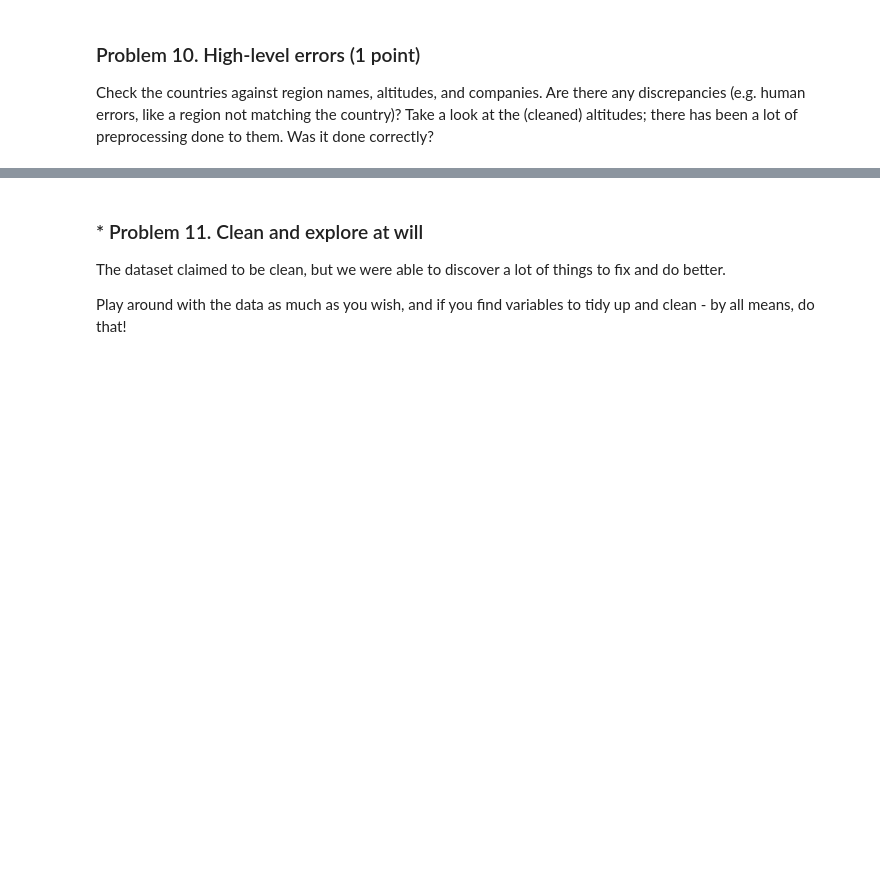
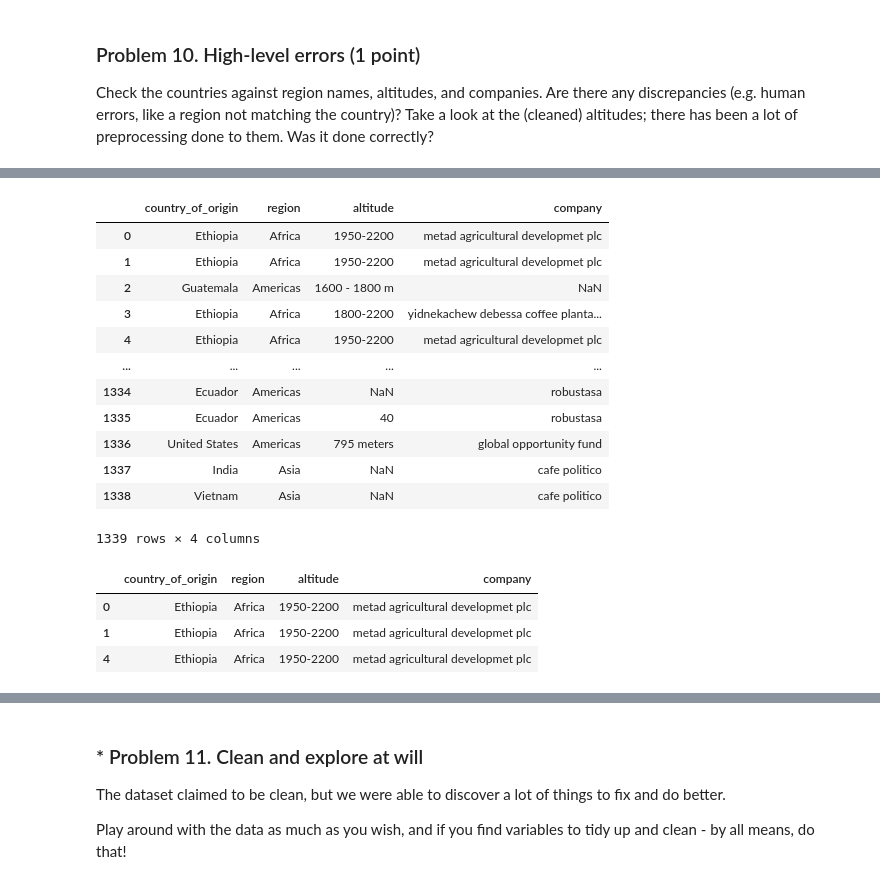
Before and after one commit to plamensve/Data_Science_Upskill_Softuni, a Jupyter notebook: 02_data_tidying_and_cleaning/Data Tidying and Cleaning Lab.ipynb, the cells around one changed output, grey strips where cells are left out. Drawn from its saved outputs; the diff is of its cells as text; code cells hidden in the pictures; blank space fills up the shorter version.

```diff
--- a/02_data_tidying_and_cleaning/Data Tidying and Cleaning Lab.ipynb
+++ b/02_data_tidying_and_cleaning/Data Tidying and Cleaning Lab.ipynb
@@ -606,3 +710,7 @@ print(f"Correlation between the features\n\n{get_correlation_table(rating_data)}
 # %% [markdown]
 ### Problem 10. High-level errors (1 point)
 Check the countries against region names, altitudes, and companies. Are there any discrepancies (e.g. human errors, like a region not matching the country)? Take a look at the (cleaned) altitudes; there has been a lot of preprocessing done to them. Was it done correctly?
+# %%
+#Read original data and create a copy
+data_with_regions = data[['country_of_origin', 'altitude', 'company']].copy()
+data_with_regions
@@ -608,0 +731,31 @@ Check the countries against region names, altitudes, and companies. Are there an
+# %%
+# With the previous function get_region we set a region to every country in the dataset
+data_with_regions['region'] = data.country_of_origin.apply(get_region)
+
+#Order the columns as we want
+data_with_regions = data_with_regions[['country_of_origin', 'region', 'altitude', 'company']]
+
+#Read the datas
+data_with_regions
+# %% [output]
+|  | country_of_origin | region | altitude | company |
+| 0 | Ethiopia | Africa | 1950-2200 | metad agricultural developmet plc |
+| 1 | Ethiopia | Africa | 1950-2200 | metad agricultural developmet plc |
+| 2 | Guatemala | Americas | 1600 - 1800 m | NaN |
+| 3 | Ethiopia | Africa | 1800-2200 | yidnekachew debessa coffee planta... |
+| 4 | Ethiopia | Africa | 1950-2200 | metad agricultural developmet plc |
+| ... | ... | ... | ... | ... |
+| 1334 | Ecuador | Americas | NaN | robustasa |
+| 1335 | Ecuador | Americas | 40 | robustasa |
+| 1336 | United States | Americas | 795 meters | global opportunity fund |
+| 1337 | India | Asia | NaN | cafe politico |
+| 1338 | Vietnam | Asia | NaN | cafe politico |
+1339 rows × 4 columns
+# %%
+#I want to check the first company for any discrepancies
+data_with_regions[(data_with_regions['country_of_origin'] == 'Ethiopia') & (data_with_regions['company'] == 'metad agricultural developmet plc')]
+# %% [output]
+|  | country_of_origin | region | altitude | company |
+| 0 | Ethiopia | Africa | 1950-2200 | metad agricultural developmet plc |
+| 1 | Ethiopia | Africa | 1950-2200 | metad agricultural developmet plc |
+| 4 | Ethiopia | Africa | 1950-2200 | metad agricultural developmet plc |
```
Also changed, not shown: parts of 25 cells of this notebook.
